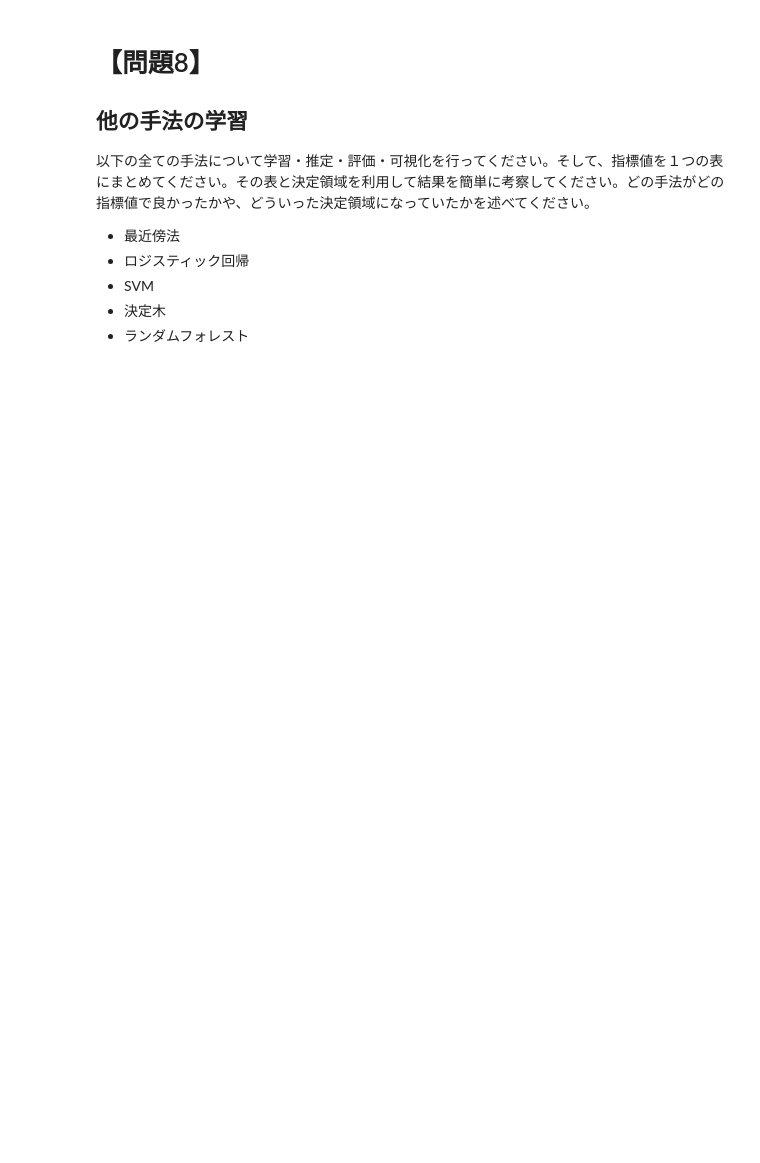
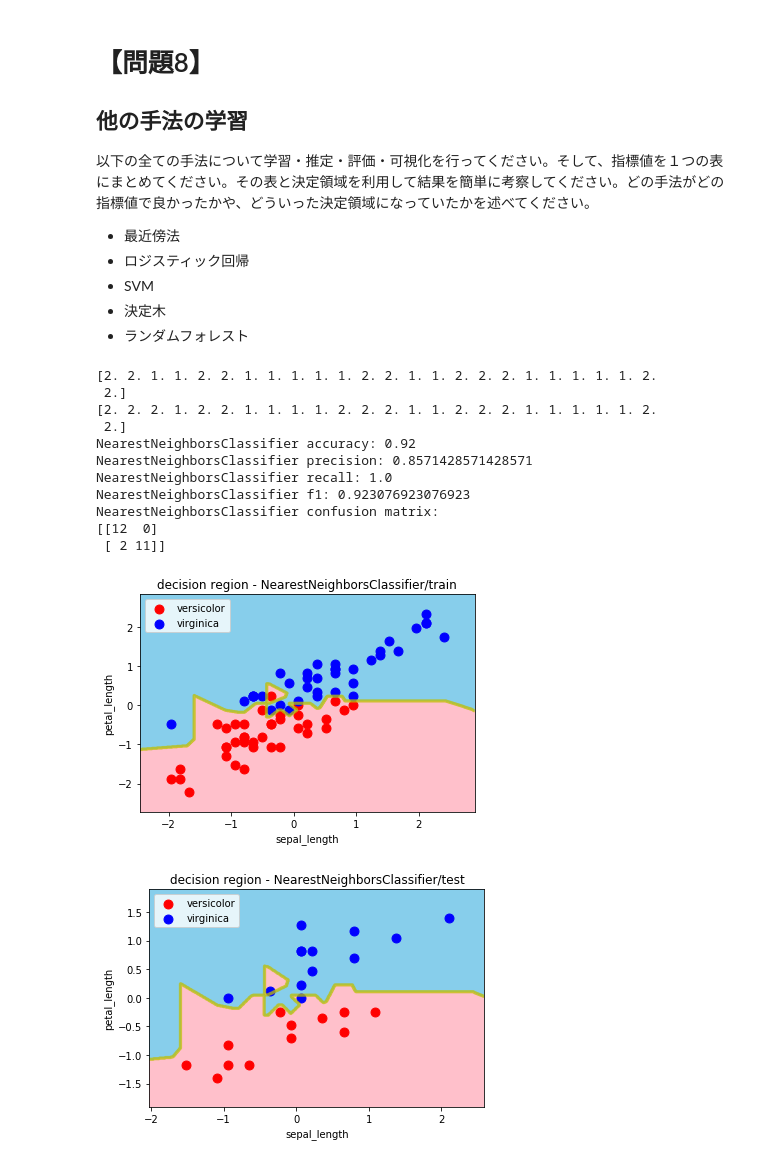
Before and after one commit to taiki-nakaso/diveintocode-ml, a Jupyter notebook: src/week4/prep/task1.ipynb, the cells around one changed output. Cells and saved outputs as stored; diff of their text form; code cells hidden in the pictures; blank space fills up the shorter version.

```diff
--- a/src/week4/prep/task1.ipynb
+++ b/src/week4/prep/task1.ipynb
@@ -426,3 +430,41 @@ decision_region(X_test_std, y_test, neigh_3, title='decision region - 3-nn/test'
+# %%
+# 最近傍法
+# n_neighbors=1
+neigh = KNeighborsClassifier(n_neighbors=1)
+neigh.fit(X_train_std, y_train)
+
+y_pred = neigh.predict(X_test_std)
+
+print(y_pred)
+print(y_test)
+
+# 4指標+混同行列
+print("NearestNeighborsClassifier accuracy: {}".format(accuracy_score(y_test, y_pred)))
+print("NearestNeighborsClassifier precision: {}".format(precision_score(y_test, y_pred)))
+print("NearestNeighborsClassifier recall: {}".format(recall_score(y_test, y_pred)))
+print("NearestNeighborsClassifier f1: {}".format(f1_score(y_test, y_pred)))
+print("NearestNeighborsClassifier confusion matrix:\n{}".format(confusion_matrix(y_test, y_pred)))
+
+# グラフによる可視化
+%matplotlib inline
+decision_region(X_train_std, y_train, neigh, title='decision region - NearestNeighborsClassifier/train',
+    xlabel='sepal_length', ylabel='petal_length')
+decision_region(X_test_std, y_test, neigh, title='decision region - NearestNeighborsClassifier/test',
+    xlabel='sepal_length', ylabel='petal_length')
+# %% [output]
+[2. 2. 1. 1. 2. 2. 1. 1. 1. 1. 1. 2. 2. 1. 1. 2. 2. 2. 1. 1. 1. 1. 1. 2.
+ 2.]
+[2. 2. 2. 1. 2. 2. 1. 1. 1. 1. 2. 2. 2. 1. 1. 2. 2. 2. 1. 1. 1. 1. 1. 2.
+ 2.]
+NearestNeighborsClassifier accuracy: 0.92
+NearestNeighborsClassifier precision: 0.8571428571428571
+NearestNeighborsClassifier recall: 1.0
+NearestNeighborsClassifier f1: 0.923076923076923
+NearestNeighborsClassifier confusion matrix:
+[[12  0]
+ [ 2 11]]
+[figure, added]
+[figure, added]
 # %%
 # ロジスティック回帰
 # %%
```
Also changed, not shown: parts of 11 cells of this notebook.
